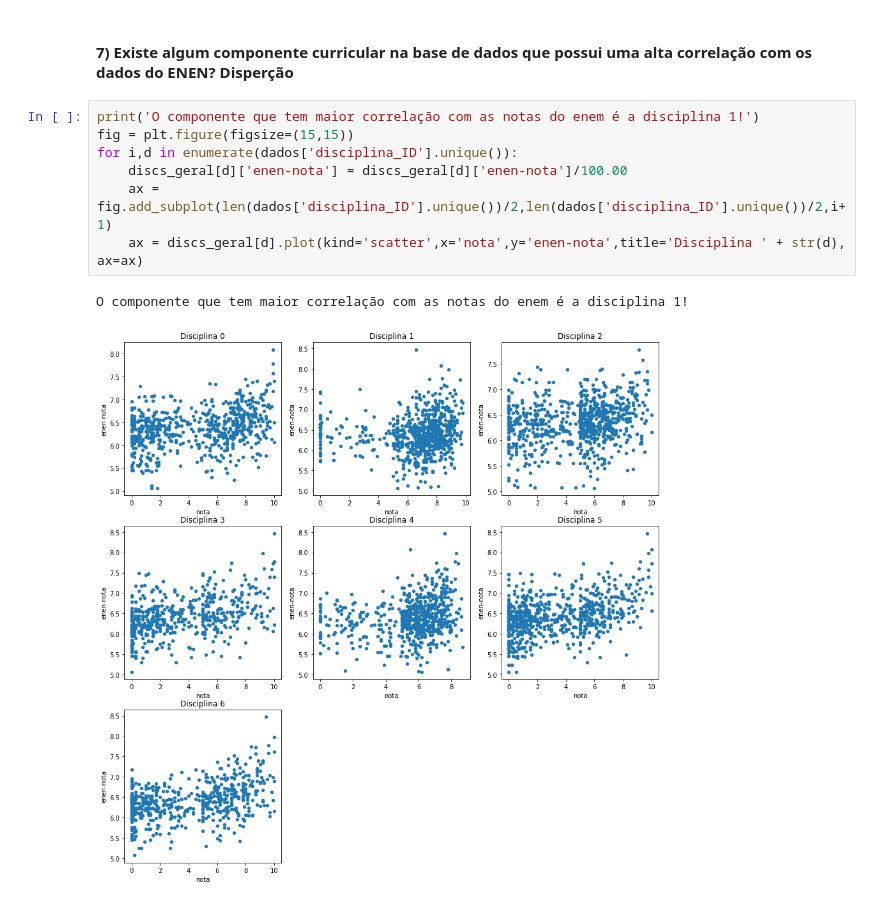
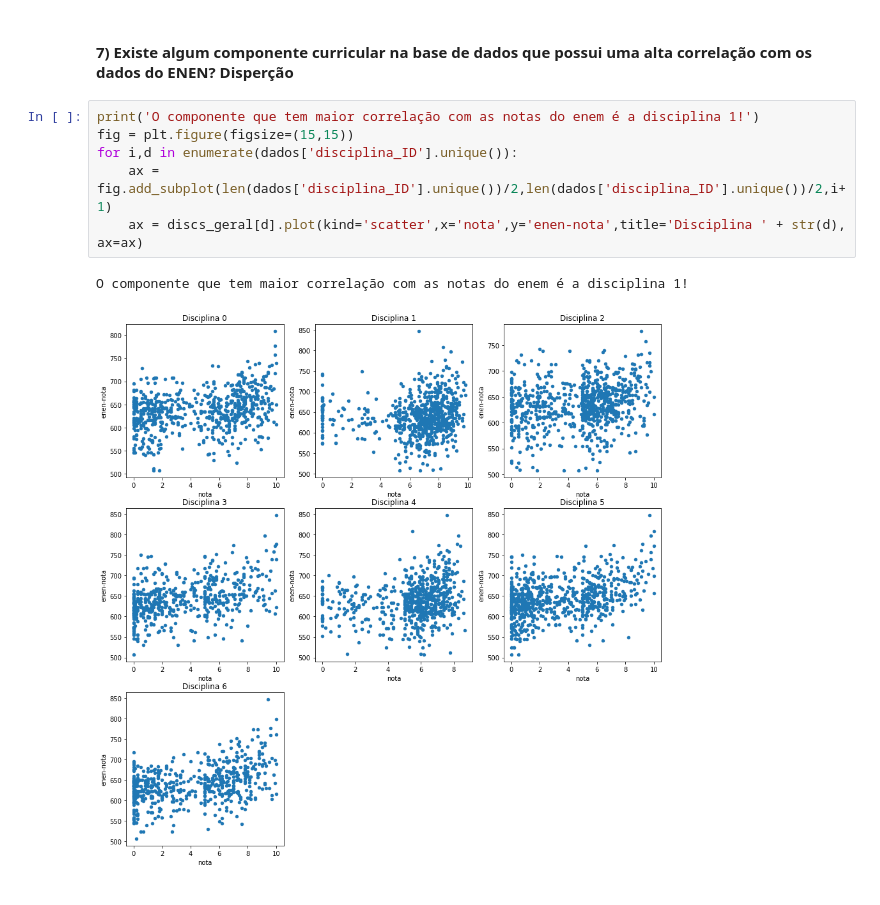
Before and after one commit to paulalps/IMD0033_Probabilidade, a Jupyter notebook: Atividades/Unidade 01/Unidade 01 - Projeto 01.ipynb, the cells around one changed output. Saved outputs shown, nothing was run; the diff lists cells and outputs as text.

```diff
--- a/Atividades/Unidade 01/Unidade 01 - Projeto 01.ipynb
+++ b/Atividades/Unidade 01/Unidade 01 - Projeto 01.ipynb
@@ -194,10 +194,9 @@ for i,s in enumerate(dados['status'].unique()):
 # %%
 print('O componente que tem maior correlação com as notas do enem é a disciplina 1!')
 fig = plt.figure(figsize=(15,15))
 for i,d in enumerate(dados['disciplina_ID'].unique()):
-    discs_geral[d]['enen-nota'] = discs_geral[d]['enen-nota']/100.00
     ax = fig.add_subplot(len(dados['disciplina_ID'].unique())/2,len(dados['disciplina_ID'].unique())/2,i+1)
     ax = discs_geral[d].plot(kind='scatter',x='nota',y='enen-nota',title='Disciplina ' + str(d), ax=ax)
 # %% [output]
 O componente que tem maior correlação com as notas do enem é a disciplina 1!
-[figure, old version]
+[figure, new version]
```
Also changed, not shown: parts of 1 cell of this notebook.
